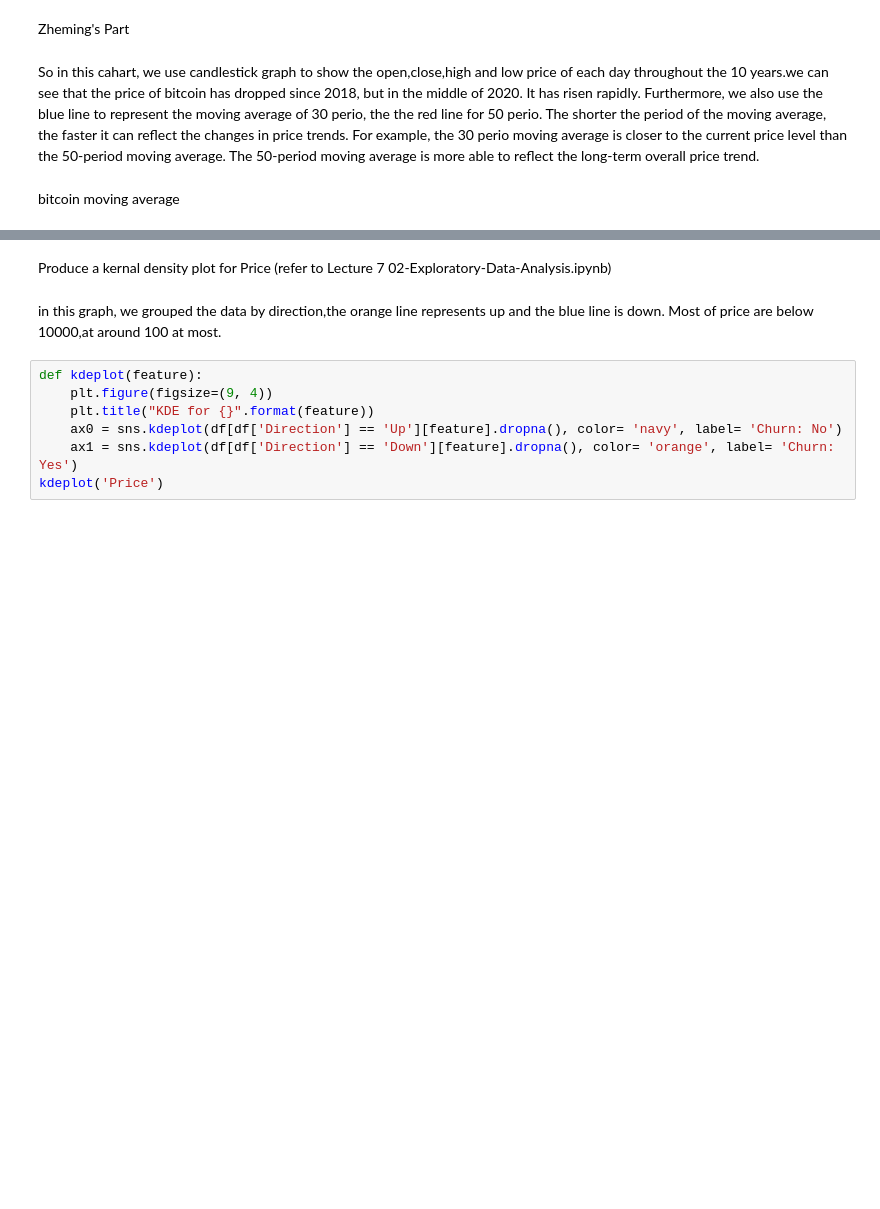
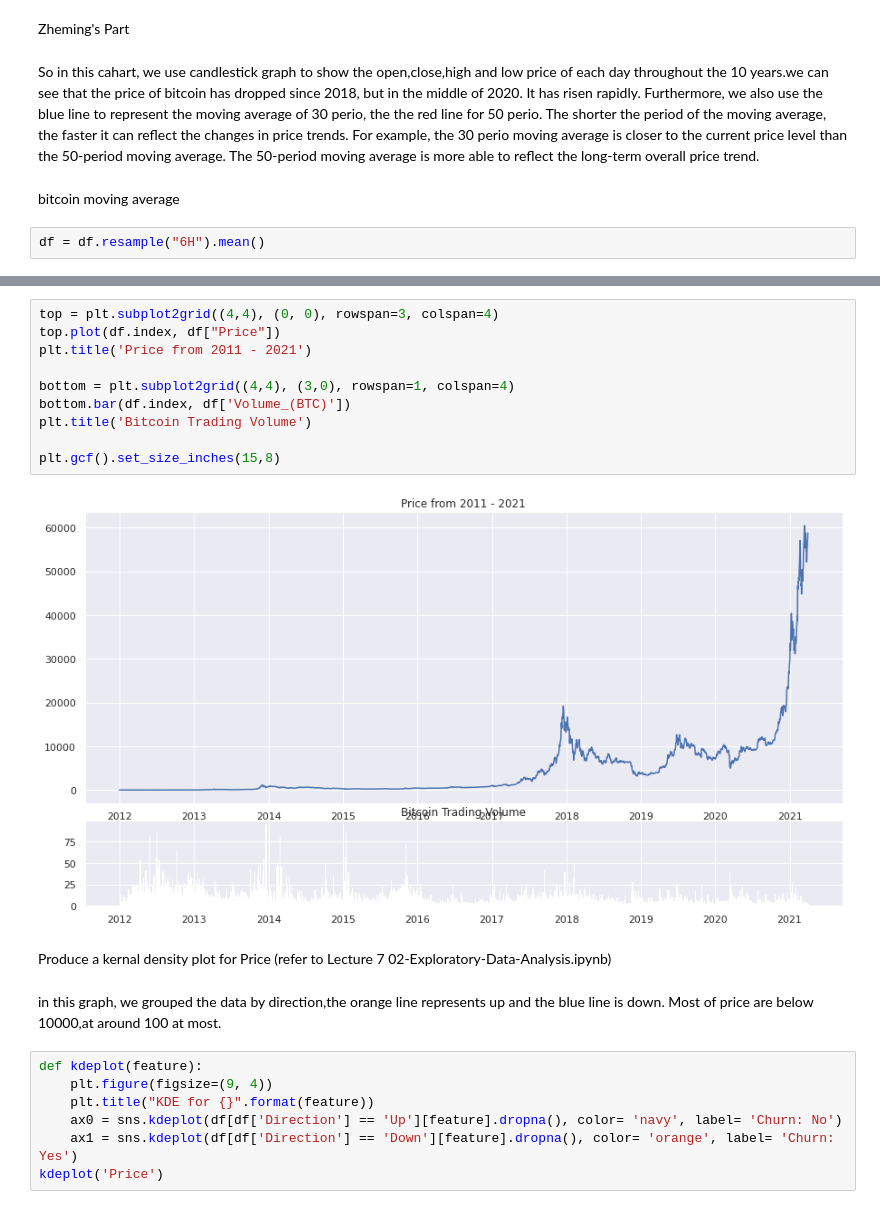
Before and after one commit to zhouchun0105/BA780-project, a Jupyter notebook: Zheming_Xu's part .ipynb, the cells around one changed output, grey strips where cells are left out. Cells and saved outputs as stored; diff of their text form; blank space fills up the shorter version.

```diff
--- a/Zheming_Xu's part .ipynb
+++ b/Zheming_Xu's part .ipynb
@@ -142,6 +142,8 @@ Zheming's Part
 So in this cahart, we use candlestick graph to show the open,close,high and low price of each day throughout the 10 years.we can see that  the price of bitcoin has dropped since 2018, but in the middle of 2020. It has risen rapidly.  Furthermore, we also use the blue line to represent the moving average of 30 perio, the the red line for 50 perio. The shorter the period of the moving average, the faster it can reflect the changes in price trends. For example, the 30 perio moving average is closer to the current price level than the 50-period moving average. The 50-period moving average is more able to reflect the long-term overall price trend.
 # %% [markdown]
 bitcoin moving average
+# %%
+df = df.resample("6H").mean()
 # %%
 import plotly.graph_objects as go
 trace1 = {
@@ -203,3 +207,15 @@ fig.show()
+# %%
+top = plt.subplot2grid((4,4), (0, 0), rowspan=3, colspan=4)
+top.plot(df.index, df["Price"])
+plt.title('Price from 2011 - 2021')
+
+bottom = plt.subplot2grid((4,4), (3,0), rowspan=1, colspan=4)
+bottom.bar(df.index, df['Volume_(BTC)'])
+plt.title('Bitcoin Trading Volume')
+
+plt.gcf().set_size_inches(15,8)
+# %% [output]
+[figure, added]
 # %% [markdown]
 Produce a kernal density plot for Price (refer to Lecture 7 02-Exploratory-Data-Analysis.ipynb)
 # %% [markdown]
```
Also changed, not shown: parts of 1 cell of this notebook.
